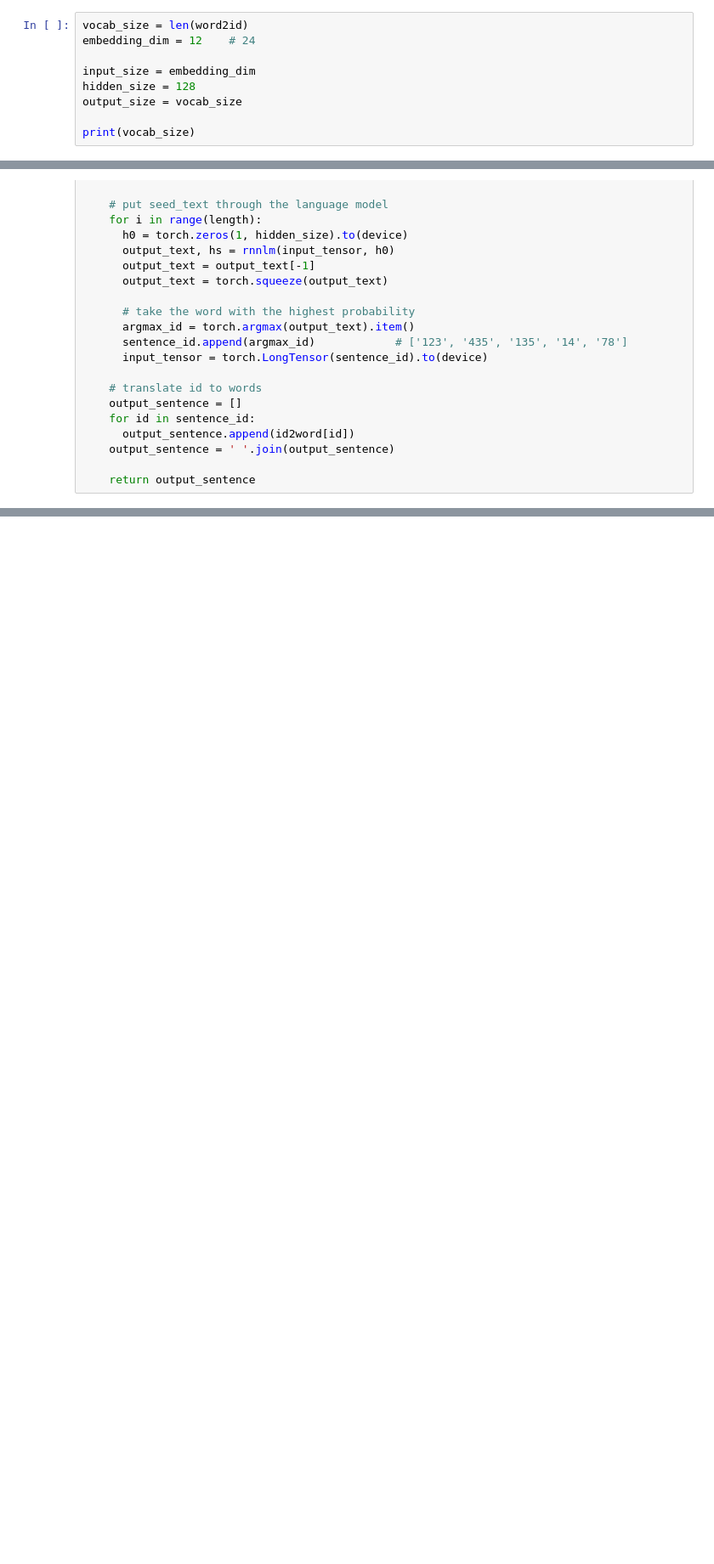
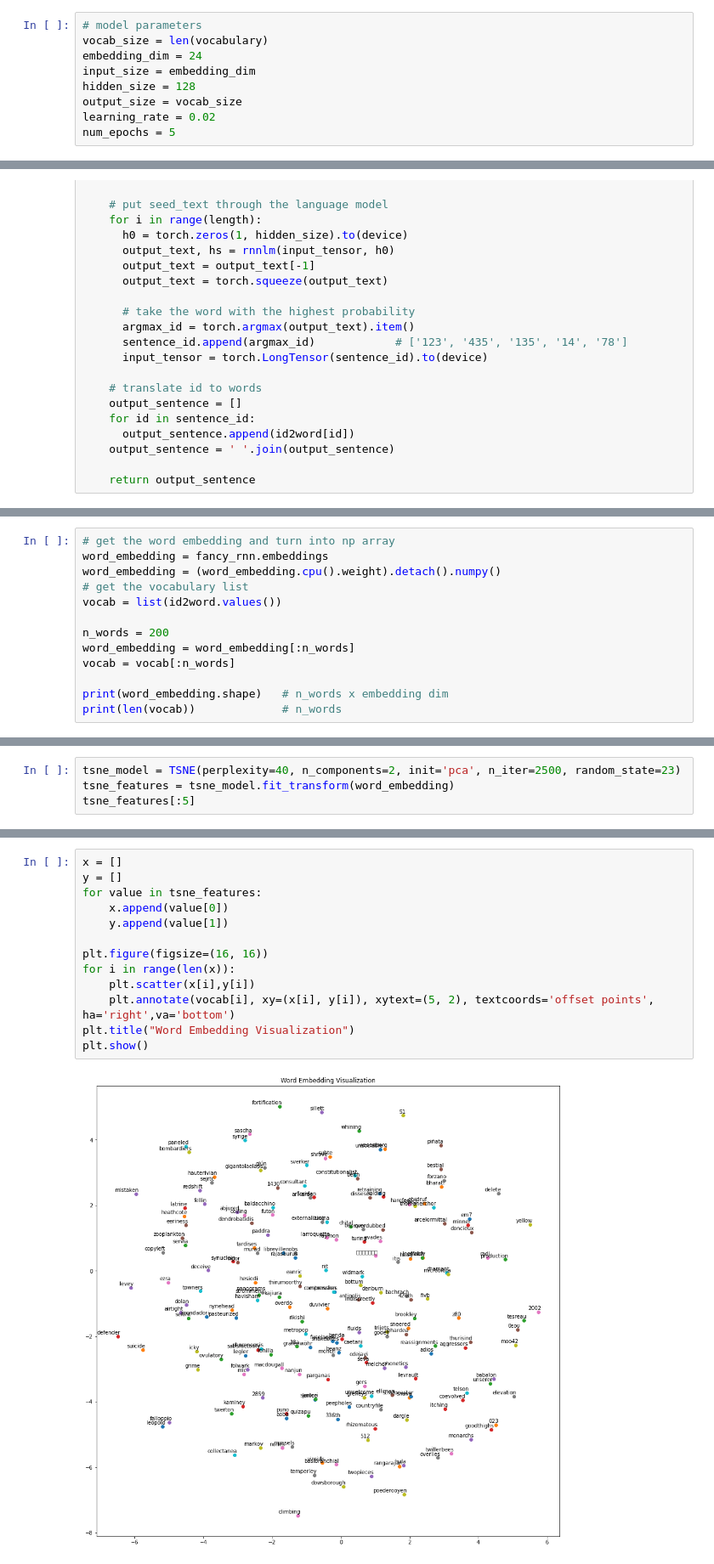
Before and after one commit to Huy1711/RNN-LSTM-Language-Model-from-scratch, a Jupyter notebook: Language_Models.ipynb, the cells around one changed output, grey strips where cells are left out. Shown at 85% size. Drawn from its saved outputs; the diff is of its cells as text; blank space fills up the shorter version.

Commit message:
Update Perplexity evaluation + Word embedding visualization

```diff
--- a/Language_Models.ipynb
+++ b/Language_Models.ipynb
@@ -316,11 +348,11 @@ corpus2 = corpus_to_id[:500]
 ### Training a LM with RNN
 Write the code to train RNNLMs with the VanilaRNNLM and FancyRNNLM classes above. Train 1 instance of VanilaRNNLM and 1 instance of FancyRNNLM
 # %%
-vocab_size = len(word2id)
-embedding_dim = 12    # 24
-
+# model parameters
+vocab_size = len(vocabulary)
+embedding_dim = 24
 input_size = embedding_dim
 hidden_size = 128
 output_size = vocab_size
-
-print(vocab_size)
+learning_rate = 0.02
+num_epochs = 5
@@ -555,0 +605,13 @@ word_embedding
+# %%
+# get the word embedding and turn into np array
+word_embedding = fancy_rnn.embeddings
+word_embedding = (word_embedding.cpu().weight).detach().numpy()
+# get the vocabulary list
+vocab = list(id2word.values())
+
+n_words = 200
+word_embedding = word_embedding[:n_words]
+vocab = vocab[:n_words]
+
+print(word_embedding.shape)   # n_words x embedding dim
+print(len(vocab))             # n_words
@@ -555,0 +621,4 @@ word_embedding
+# %%
+tsne_model = TSNE(perplexity=40, n_components=2, init='pca', n_iter=2500, random_state=23)
+tsne_features = tsne_model.fit_transform(word_embedding)
+tsne_features[:5]
@@ -555,0 +631,15 @@ word_embedding
+# %%
+x = []
+y = []
+for value in tsne_features:
+    x.append(value[0])
+    y.append(value[1])
+
+plt.figure(figsize=(16, 16))
+for i in range(len(x)):
+    plt.scatter(x[i],y[i])
+    plt.annotate(vocab[i], xy=(x[i], y[i]), xytext=(5, 2), textcoords='offset points', ha='right',va='bottom')
+plt.title("Word Embedding Visualization")
+plt.show()
+# %% [output]
+[figure, added]
```
Also changed, not shown: parts of 35 cells of this notebook.
